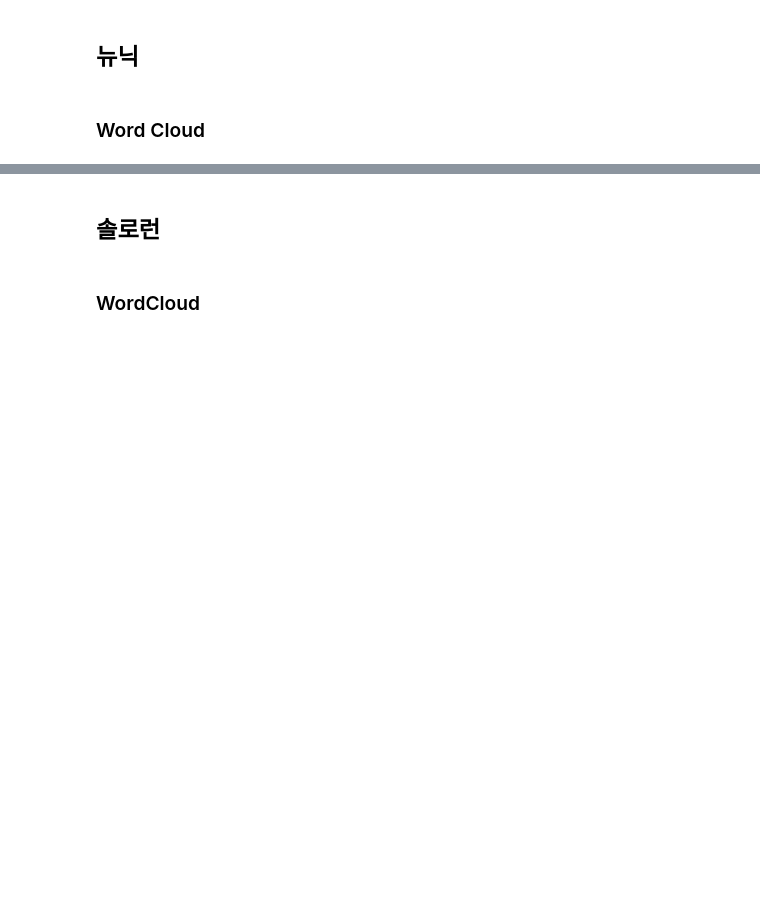
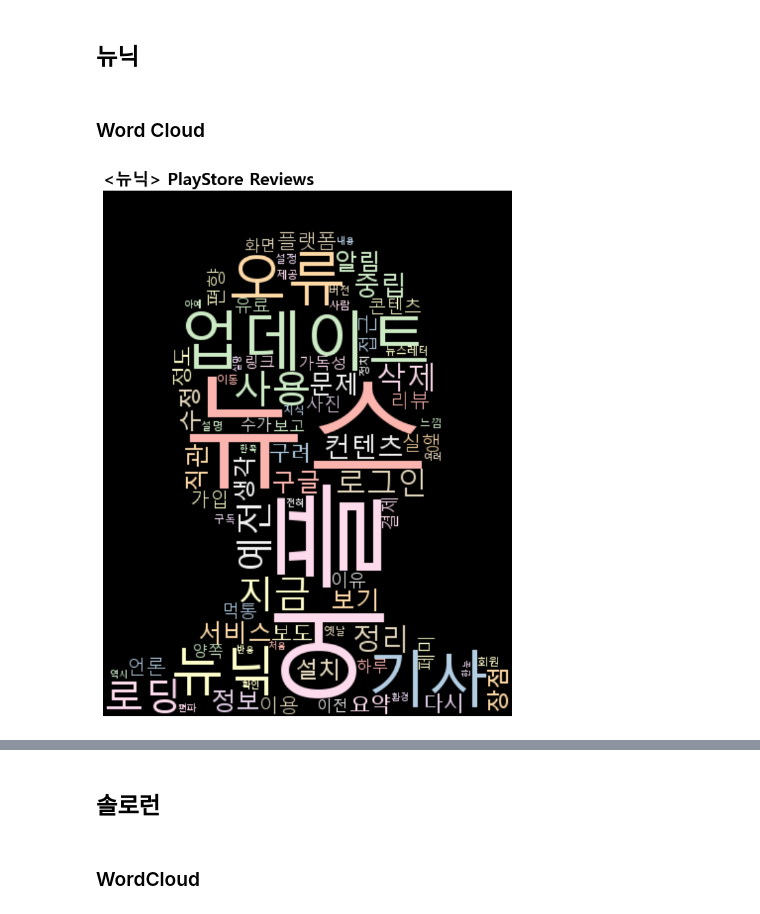
Before and after one commit to YoonseokChoi/EdTech, a Jupyter notebook: Ideathon/경쟁&유사업체 분석.ipynb, the cells around one changed output, grey strips where cells are left out. Cells and saved outputs as stored; diff of their text form; code cells hidden in the pictures; blank space fills up the shorter version.

```diff
--- a/Ideathon/경쟁&유사업체 분석.ipynb
+++ b/Ideathon/경쟁&유사업체 분석.ipynb
@@ -220,4 +220,9 @@ get_WordCloud(cdv_df, "<코딩밸리> PlayStore Reviews")
 ## 뉴닉
 # %% [markdown]
 ### Word Cloud
+# %%
+df1 = nn_df.loc[nn_df['score']<=2]
+get_WordCloud(df1, "<뉴닉> PlayStore Reviews")
+# %% [output]
+[figure, added]
 # %%
```
Also changed, not shown: parts of 12 cells of this notebook, 15 other files.
